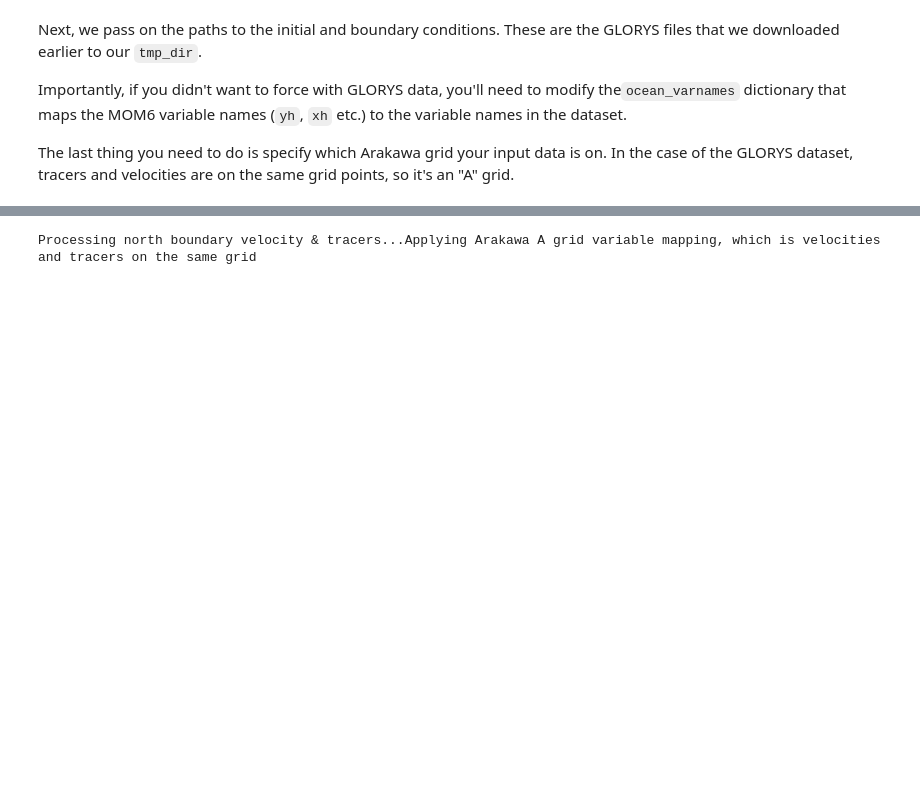
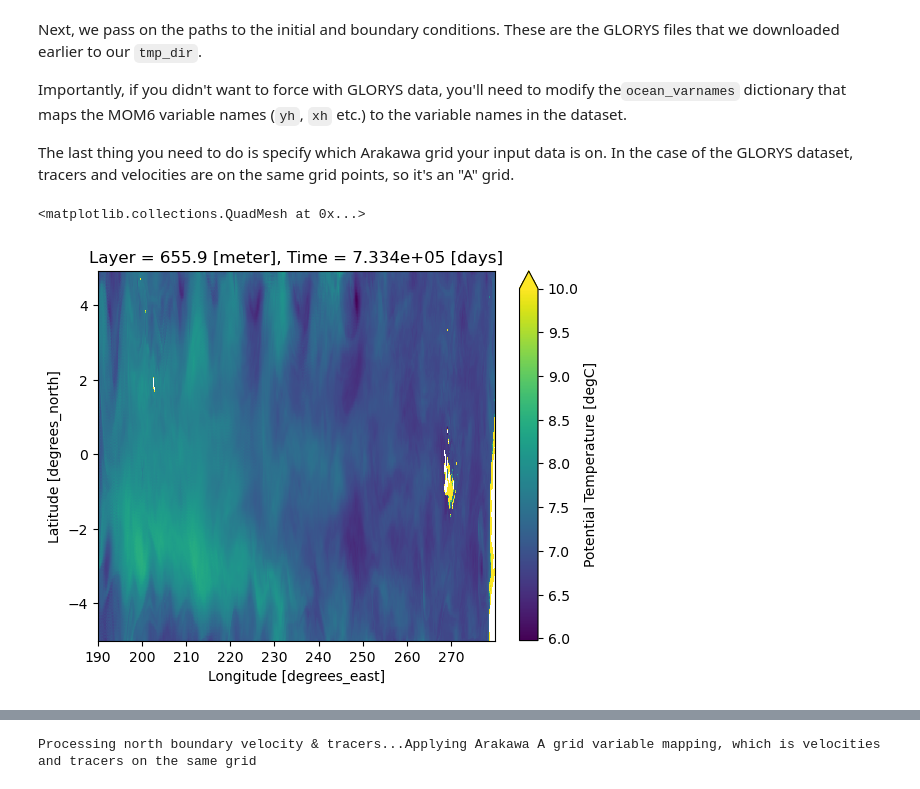
Before and after one commit to ashjbarnes/nino34-setup-expts, a Jupyter notebook: nino-50th/setup-nino50th.ipynb, the cells around one changed output, grey strips where cells are left out. Drawn from its saved outputs; the diff is of its cells as text; code cells hidden in the pictures; blank space fills up the shorter version.

Commit message:
nino50 fix setup

```diff
--- a/nino-50th/setup-nino50th.ipynb
+++ b/nino-50th/setup-nino50th.ipynb
@@ -182,3 +183,29 @@ Next, we pass on the paths to the initial and boundary conditions. These are the
 Importantly, if you didn't want to force with GLORYS data, you'll need to modify the`ocean_varnames` dictionary that maps the MOM6 variable names (`yh`, `xh` etc.) to the variable names in the dataset.
 
 The last thing you need to do is specify which Arakawa grid your input data is on. In the case of the GLORYS dataset, tracers and velocities are on the same grid points, so it's an "A" grid.
+# %%
+## Need to collate the restart files together to pass them as a single initial condition
+import xarray as xr
+import numpy as np
+restart = xr.open_mfdataset("/g/data/gb02/ab8992/rom3-rundirs/nino-25th/archive/restart011/access-om3.mom6.r.*")[["Temp","Salt","u","v","sfc"]].isel(Time = 0)
+
+## for salt and temperature, fill "0" with nans then ffill and bfill. Otherwise we will interpolate zeros into the domain!
+
+mask = xr.where(restart.Salt != 0,1,np.nan)
+
+for var in ["Temp","Salt","sfc"]:
+    if var != "sfc":
+        restart[var] *= mask
+        restart[var] = restart[var]#.ffill("lonh").bfill("lonh").ffill("lath").bfill("lath")#.ffill("Layer").bfill("Layer")
+
+    else:
+        restart[var] *= mask.isel(Layer = 0)
+        restart[var] = restart[var].ffill("lonh").bfill("lonh").ffill("lath").bfill("lath")
+# xr.where(
+
+# )
+restart.Temp.isel(Layer = 50).plot(vmax = 10)
+# restart.to_netcdf(expt.mom_input_dir / "raw_IC_data.nc",mode = "w")
+# %% [output]
+<matplotlib.collections.QuadMesh at 0x...>
+[figure, added]
```
Also changed, not shown: parts of 14 cells of this notebook, 1 other file.
